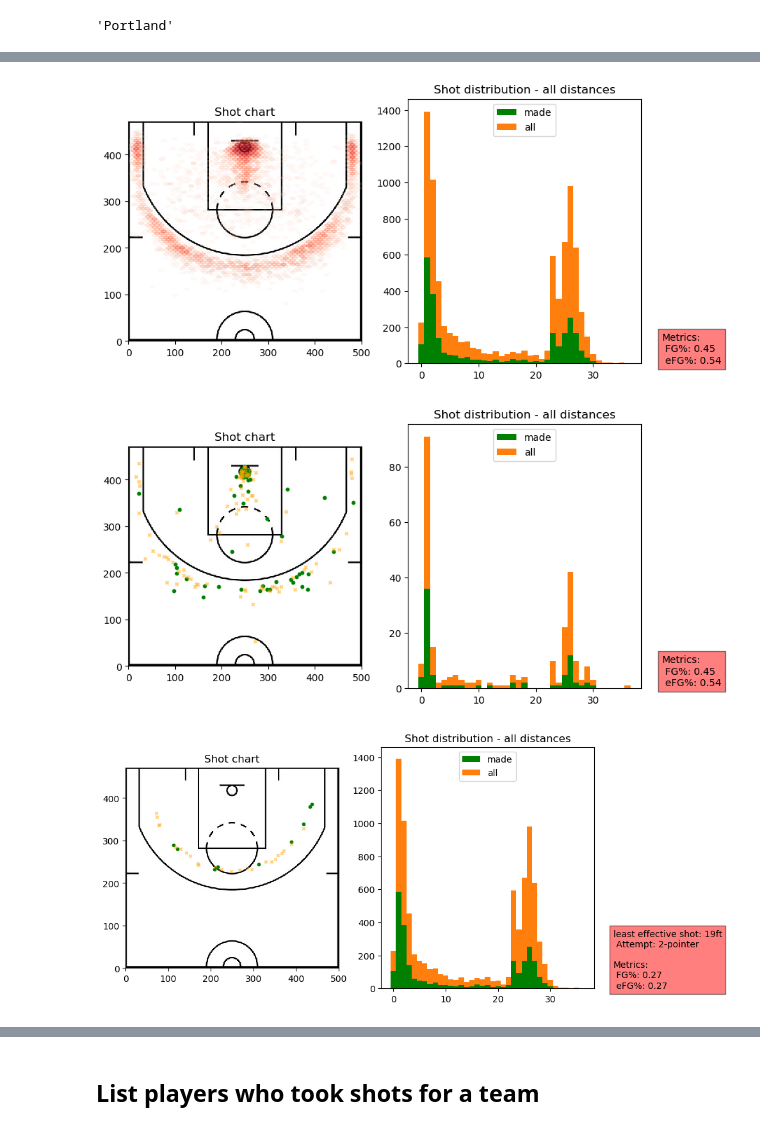
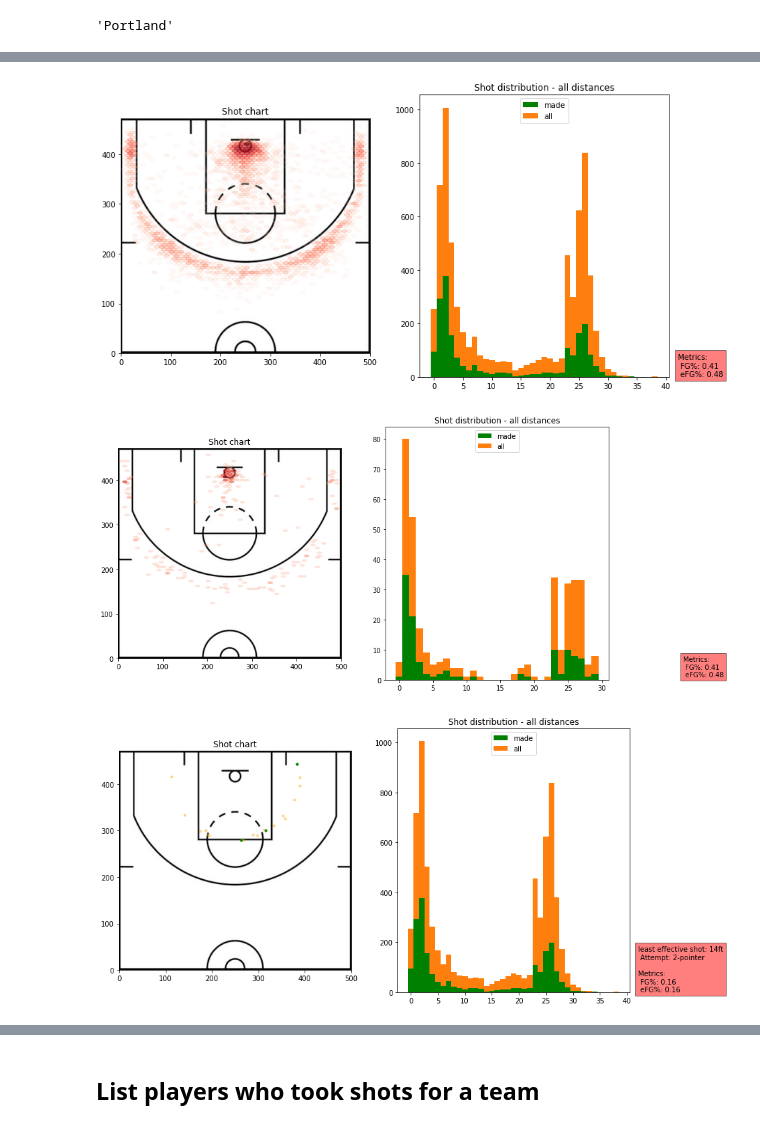
Before and after one commit to theccalderon/shot_chart, a Jupyter notebook: 00_core.ipynb, the cells around one changed output, grey strips where cells are left out. Cells and saved outputs as stored; diff of their text form; code cells hidden in the pictures.

```diff
--- a/00_core.ipynb
+++ b/00_core.ipynb
@@ -103,6 +103,7 @@ class URLs():
     SHOTS_2017    = f'{S3}shots-2017.tgz'
     SHOTS_2018    = f'{S3}shots-2018.tgz'
     SHOTS_2019    = f'{S3}shots-2019.tgz'
+    SHOTS_2020    = f'{S3}shots-2020.tgz'
 
     def path(url, c_key='archive'):
         fname = url.split('/')[-1]
@@ -205,4 +206,4 @@ def make_df(path):
     "Creates a pandas dataframe from `path`"
     return pd.read_csv(path)
 # %%
-shots_2019 = make_df(untar_data(URLs.SHOTS_2019))
+shots_2020 = make_df(untar_data(URLs.SHOTS_2020))
@@ -602,15 +595,15 @@ team_shots.plot_effective(most_or_least="least")
 # %%
-team_shots = TeamShots(shots_2019,"Houston")
+team_shots = TeamShots(shots_2020,"Houston")
 # %%
 team_shots.plot_shots()
 # %% [output]
-[figure, old version]
+[figure, new version]
 # %%
-team_shots.plot_shots(date_range=((2020,1,3), (2020,1,8)))
+team_shots.plot_shots(date_range=((2021,1,3), (2021,1,8)))
 # %% [output]
-[figure, old version]
+[figure, new version]
 # %%
 team_shots.plot_effective("least")
 # %% [output]
-[figure, old version]
+[figure, new version]
 # %%
```
Also changed, not shown: parts of 45 cells of this notebook, 5 other files.
